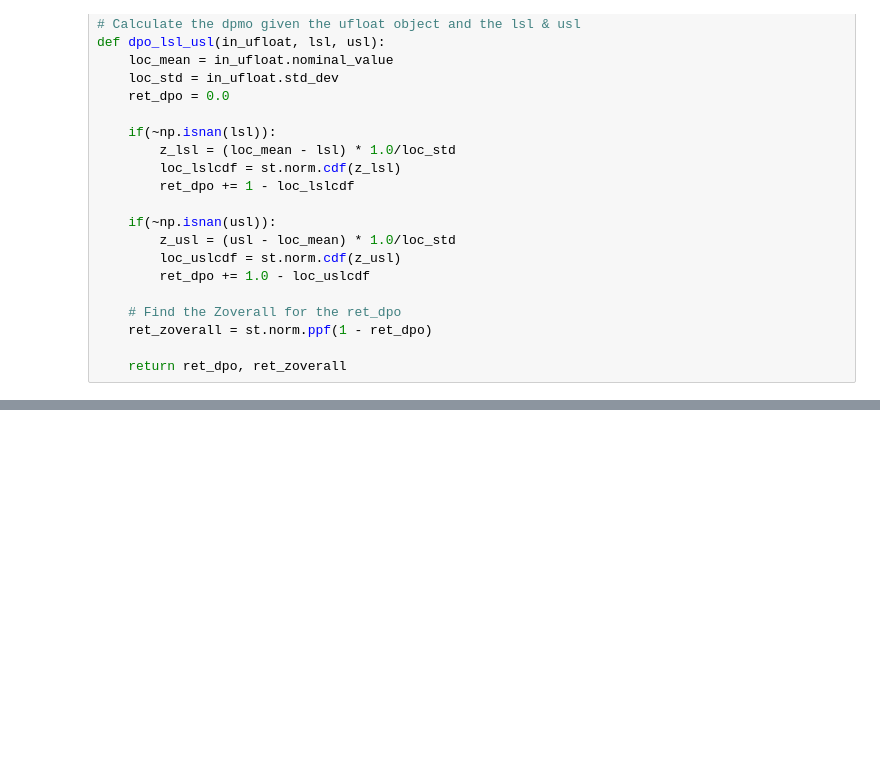
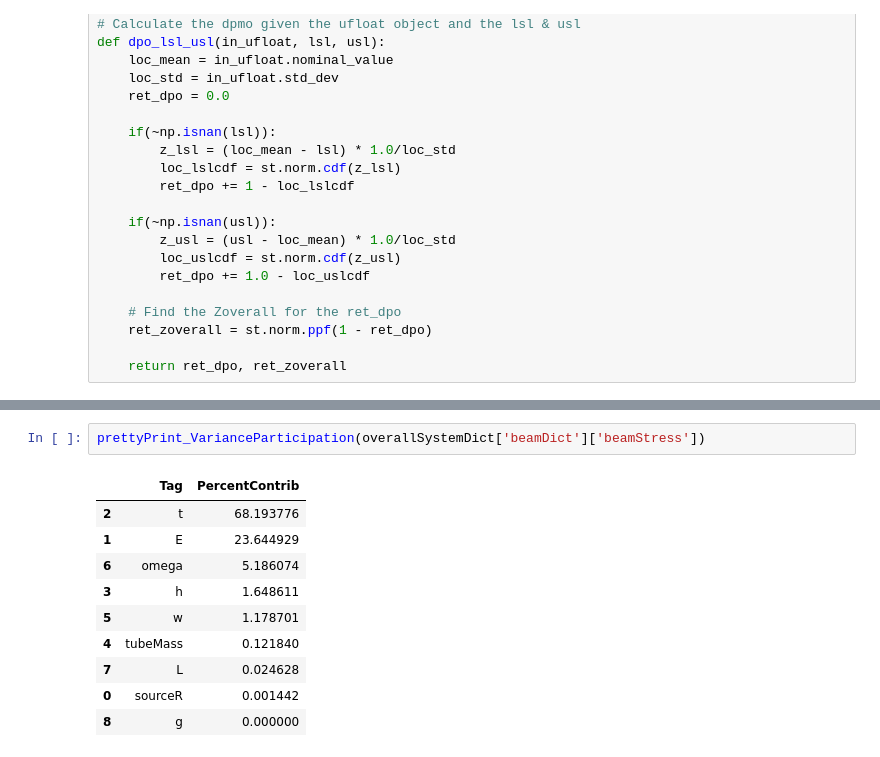
Before and after one commit to bmdevan/sixsigma, a Jupyter notebook: xray_exercise/XRayDetector_v1.ipynb, the cells around one changed output, grey strips where cells are left out. Saved outputs shown, nothing was run; the diff lists cells and outputs as text; blank space fills up the shorter version.

```diff
--- a/xray_exercise/XRayDetector_v1.ipynb
+++ b/xray_exercise/XRayDetector_v1.ipynb
@@ -313,0 +398,13 @@ Frequency: 54.712615, dpmo: 0.386545, z: 0.288335
+# %%
+prettyPrint_VarianceParticipation(overallSystemDict['beamDict']['beamStress'])
+# %% [output]
+|  | Tag | PercentContrib |
+| 2 | t | 68.193776 |
+| 1 | E | 23.644929 |
+| 6 | omega | 5.186074 |
+| 3 | h | 1.648611 |
+| 5 | w | 1.178701 |
+| 4 | tubeMass | 0.121840 |
+| 7 | L | 0.024628 |
+| 0 | sourceR | 0.001442 |
+| 8 | g | 0.000000 |
```
Also changed, not shown: parts of 14 cells of this notebook, 8 other files.
